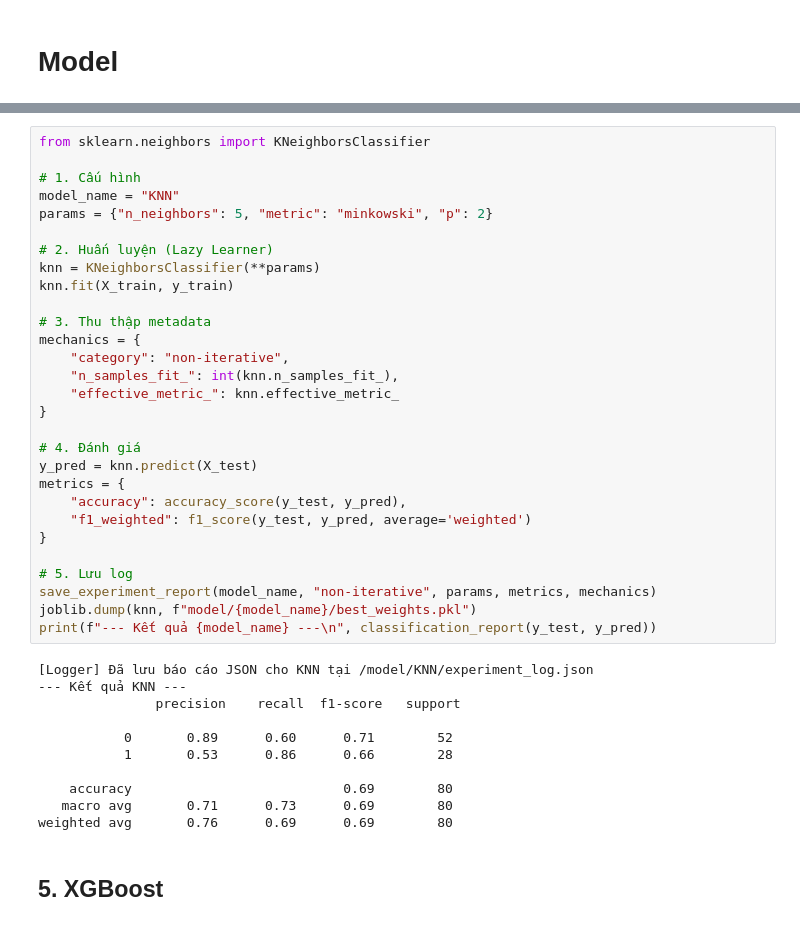
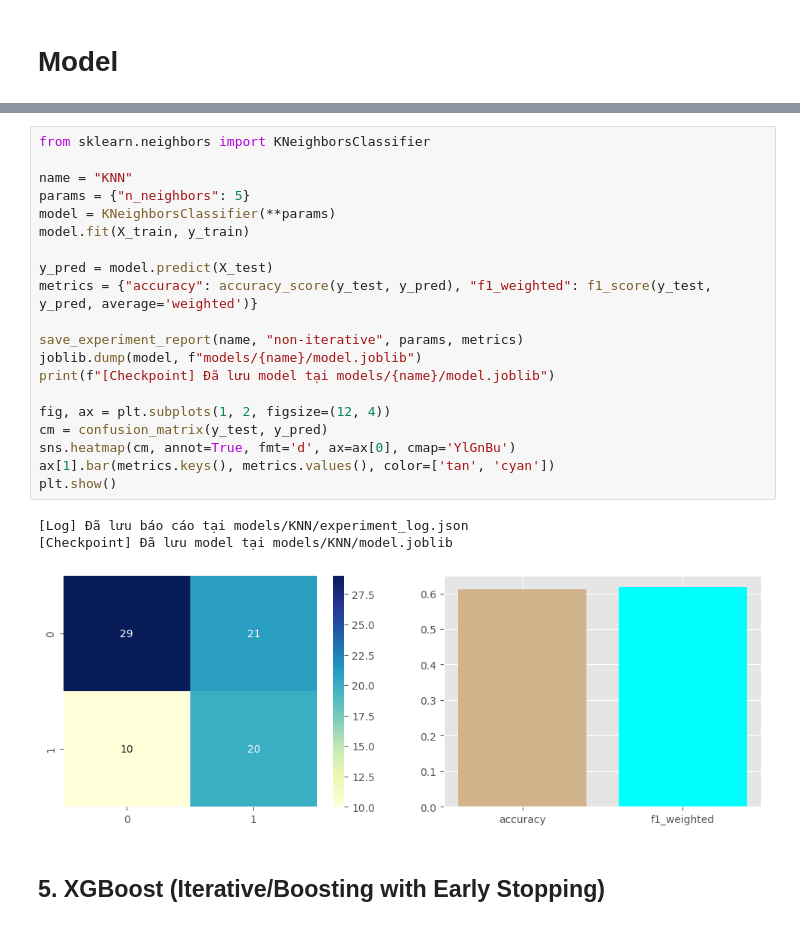
Before and after one commit to YuluWusu/Training-A.I-model-for-diagnosing-kidney-disease, a Jupyter notebook: diagnosing_kidney_disease.ipynb, the cells around one changed output, grey strips where cells are left out. Cells and saved outputs as stored; diff of their text form.

```diff
--- a/diagnosing_kidney_disease.ipynb
+++ b/diagnosing_kidney_disease.ipynb
@@ -334,42 +252,26 @@ weighted avg       0.98      0.97      0.98        80
-# %%
-from sklearn.neighbors import KNeighborsClassifier
-
-# 1. Cấu hình
-model_name = "KNN"
-params = {"n_neighbors": 5, "metric": "minkowski", "p": 2}
-
-# 2. Huấn luyện (Lazy Learner)
-knn = KNeighborsClassifier(**params)
-knn.fit(X_train, y_train)
-
-# 3. Thu thập metadata
-mechanics = {
-    "category": "non-iterative",
-    "n_samples_fit_": int(knn.n_samples_fit_),
-    "effective_metric_": knn.effective_metric_
-}
-
-# 4. Đánh giá
-y_pred = knn.predict(X_test)
-metrics = {
-    "accuracy": accuracy_score(y_test, y_pred),
-    "f1_weighted": f1_score(y_test, y_pred, average='weighted')
-}
-
-# 5. Lưu log
-save_experiment_report(model_name, "non-iterative", params, metrics, mechanics)
-joblib.dump(knn, f"model/{model_name}/best_weights.pkl")
-print(f"--- Kết quả {model_name} ---\n", classification_report(y_test, y_pred))
-# %% [output]
-[Logger] Đã lưu báo cáo JSON cho KNN tại /model/KNN/experiment_log.json
---- Kết quả KNN ---
-               precision    recall  f1-score   support
-
-           0       0.89      0.60      0.71        52
-           1       0.53      0.86      0.66        28
-
-    accuracy                           0.69        80
-   macro avg       0.71      0.73      0.69        80
-weighted avg       0.76      0.69      0.69        80
+# %%
+from sklearn.neighbors import KNeighborsClassifier
+
+name = "KNN"
+params = {"n_neighbors": 5}
+model = KNeighborsClassifier(**params)
+model.fit(X_train, y_train)
+
+y_pred = model.predict(X_test)
+metrics = {"accuracy": accuracy_score(y_test, y_pred), "f1_weighted": f1_score(y_test, y_pred, average='weighted')}
+
+save_experiment_report(name, "non-iterative", params, metrics)
+joblib.dump(model, f"models/{name}/model.joblib")
+print(f"[Checkpoint] Đã lưu model tại models/{name}/model.joblib")
+
+fig, ax = plt.subplots(1, 2, figsize=(12, 4))
+cm = confusion_matrix(y_test, y_pred)
+sns.heatmap(cm, annot=True, fmt='d', ax=ax[0], cmap='YlGnBu')
+ax[1].bar(metrics.keys(), metrics.values(), color=['tan', 'cyan'])
+plt.show()
+# %% [output]
+[Log] Đã lưu báo cáo tại models/KNN/experiment_log.json
+[Checkpoint] Đã lưu model tại models/KNN/model.joblib
+[figure, added]
 # %% [markdown]
-## 5. XGBoost
+## 5. XGBoost (Iterative/Boosting with Early Stopping)
```
Also changed, not shown: parts of 32 cells of this notebook, 22 other files.
